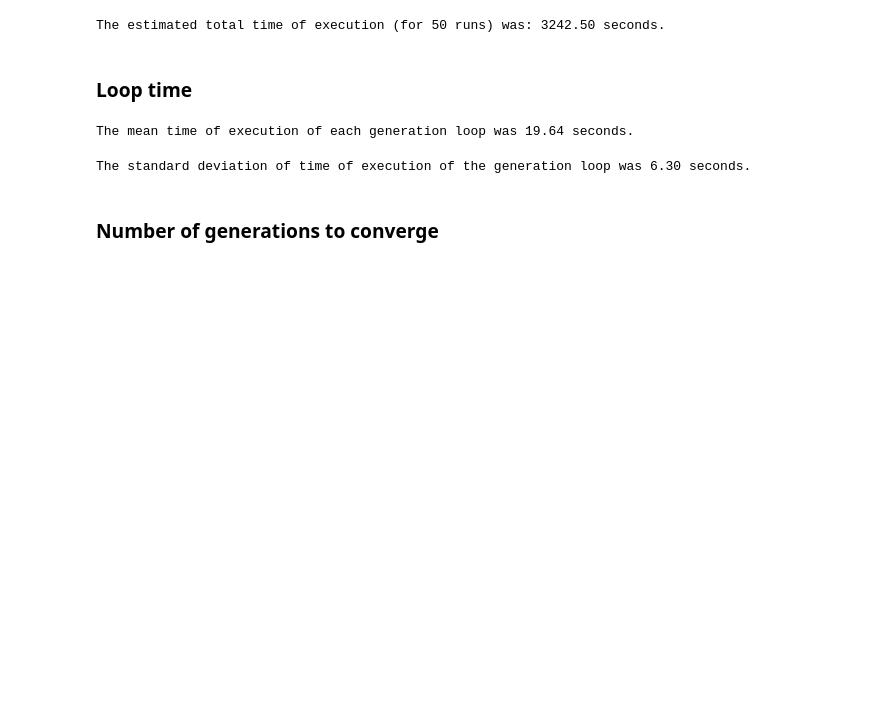
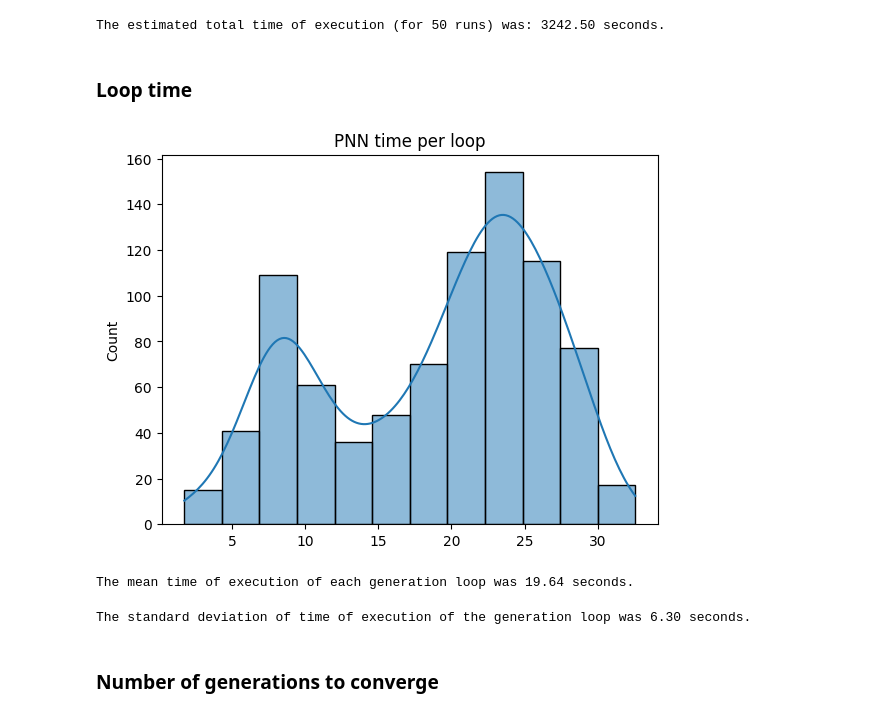
Before and after one commit to vitorsouton/cifo, a Jupyter notebook: notebooks/final_findings.ipynb, the cells around one changed output. Drawn from its saved outputs; the diff is of its cells as text; code cells hidden in the pictures; blank space fills up the shorter version.

```diff
--- a/notebooks/final_findings.ipynb
+++ b/notebooks/final_findings.ipynb
@@ -234,6 +241,14 @@ print(f'The estimated total time of execution (for 50 runs) was: {mean_time_of_e
 The estimated total time of execution (for 50 runs) was: 3242.50 seconds.
 # %% [markdown]
 ### Loop time
+# %%
+t = []
+df_final.loop_time.apply(lambda x: t.extend(x))
+
+sns.histplot(t, kde=True)
+plt.title('PNN time per loop');
+# %% [output]
+[figure, added]
 # %%
 loop_time_mean = df_final.loop_time.apply(lambda x: np.mean(x)).mean()
 # %%
```
Also changed, not shown: parts of 68 cells of this notebook, 4 other files.
